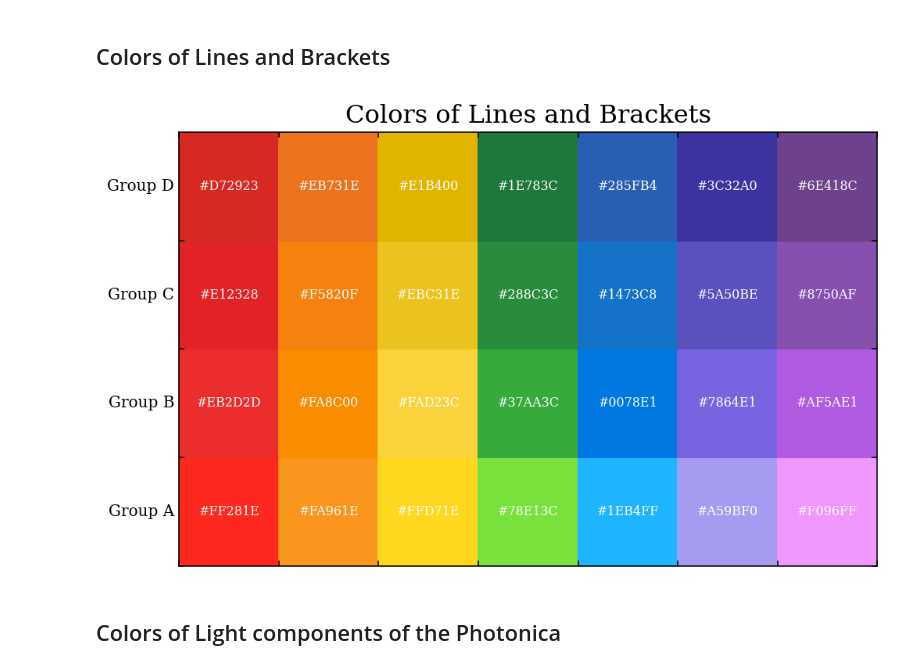
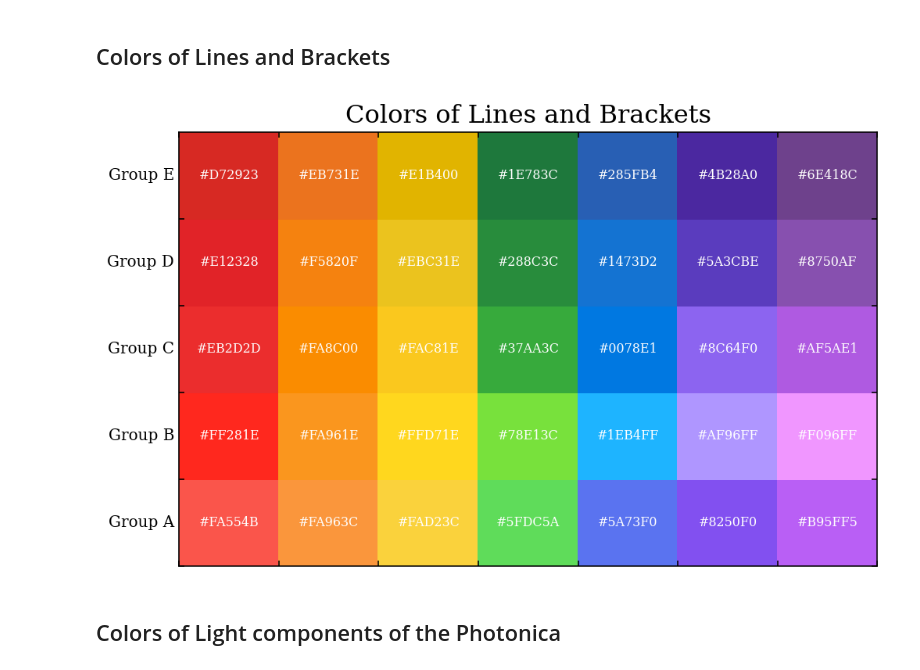
Before and after one commit to Photonico/Computational_Physics_Topics, a Jupyter notebook: Color References/Colors Demonstration.ipynb, the cells around one changed output. Drawn from its saved outputs; the diff is of its cells as text; code cells hidden in the pictures.

```diff
--- a/Color References/Colors Demonstration.ipynb
+++ b/Color References/Colors Demonstration.ipynb
@@ -48,46 +48,48 @@ Black       #282828 #141414 #000000
 import matplotlib.pyplot as plt
 
 # Define the color codes for each line
-line_colors_A = ["#FF281E", "#FA961E", "#FFD71E", "#78E13C", "#1EB4FF", "#AF96FF", "#F096FF"]
-line_colors_B = ["#EB2D2D", "#FA8C00", "#FAD23C", "#37AA3C", "#0078E1", "#8C64F0", "#AF5AE1"]
-line_colors_C = ["#E12328", "#F5820F", "#EBC31E", "#288C3C", "#1473D2", "#5A3CBE", "#8750AF"]
-line_colors_D = ["#D72923", "#EB731E", "#E1B400", "#1E783C", "#285FB4", "#4B28A0", "#6E418C"]
+
+line_colors_E = ["#D72923", "#EB731E", "#E1B400", "#1E783C", "#285FB4", "#4B28A0", "#6E418C"]
+line_colors_D = ["#E12328", "#F5820F", "#EBC31E", "#288C3C", "#1473D2", "#5A3CBE", "#8750AF"]
+line_colors_C = ["#EB2D2D", "#FA8C00", "#FAC81E", "#37AA3C", "#0078E1", "#8C64F0", "#AF5AE1"]
+line_colors_B = ["#FF281E", "#FA961E", "#FFD71E", "#78E13C", "#1EB4FF", "#AF96FF", "#F096FF"]
+line_colors_A = ["#FA554B", "#FA963C", "#FAD23C", "#5FDC5A", "#5A73F0", "#8250F0", "#B95FF5"]
 
 # Combine the color codes into a list
-line_colors = [line_colors_A, line_colors_B, line_colors_C, line_colors_D]
+line_colors = [line_colors_A, line_colors_B, line_colors_C, line_colors_D, line_colors_E]
 
 params = {"text.usetex": False, "font.family": "serif", "mathtext.fontset": "cm",
           "axes.titlesize": 16, "axes.labelsize": 14, "figure.facecolor": "w"}
 plt.rcParams.update(params)
 
 # Create a canvas
 fig, ax = plt.subplots(1, 1, figsize=(8,5), dpi=144)
 plt.title("Colors of Lines and Brackets")
 
 # Iterate through the color codes and draw the corresponding color blocks
 for row, color_row in enumerate(line_colors):
     for col, color in enumerate(color_row):
         # Draw a rectangle to represent the color
         rect = plt.Rectangle((col, row), 1, 1, color=color)
         ax.add_patch(rect)
         # Add the color code text in the middle of the rectangle
         plt.text(col + 0.5, row + 0.5, color, ha="center", va="center", fontsize=8, color="white")
 
 # Set the range and labels for the axes
 ax.tick_params(direction="in", which="both", top=True, right=True, bottom=True, left=True)
 max_length = max(len(line_colors_A), len(line_colors_B), len(line_colors_C), len(line_colors_D))
 ax.set_xlim(0, max_length)
 ax.set_ylim(0, len(line_colors))
 ax.set_xticklabels([])
 ax.set_yticklabels([])
 ax.set_yticks(range(len(line_colors)))
 
-labels = ["Group A", "Group B", "Group C", "Group D"]
+labels = ["Group A", "Group B", "Group C", "Group D", "Group E"]
 yaxis_offset = 0.5  # move labels up by 0.5
 for i, label in enumerate(labels):
     ax.text(-max_length*0.001, i + yaxis_offset, label, transform=ax.get_yaxis_transform(), ha="right", va="center")
 # %% [output]
-[figure, old version]
+[figure, new version]
 # %% [markdown]
 ## Colors of Light components of the Photonica
 # %%
```
Also changed, not shown: 1 other file.
